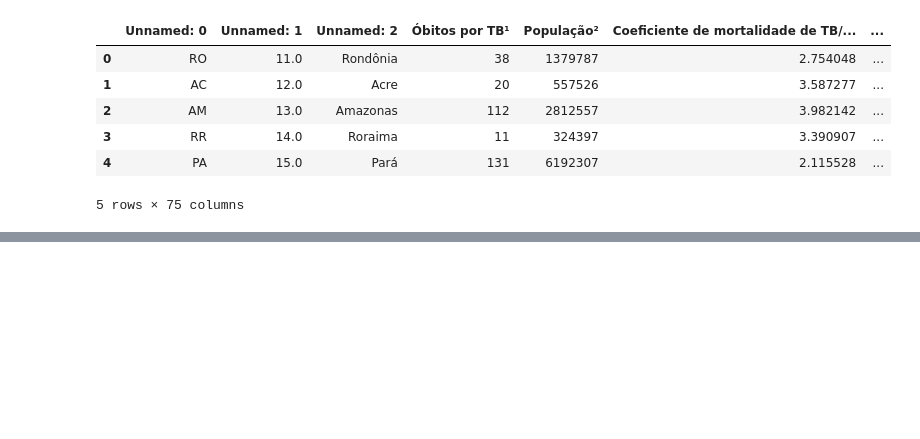
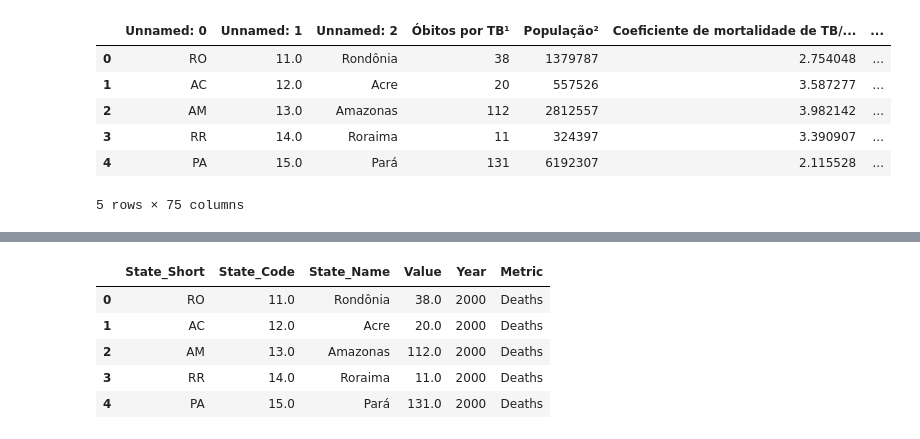
Before and after one commit to DiasJulia/TB-Vis, a Jupyter notebook: data_prep.ipynb, the cells around one changed output, grey strips where cells are left out. Drawn from its saved outputs; the diff is of its cells as text; code cells hidden in the pictures; blank space fills up the shorter version.

```diff
--- a/data_prep.ipynb
+++ b/data_prep.ipynb
@@ -118,7 +130,7 @@ ValueError: Length mismatch: Expected axis has 75 elements, new values have 105
 # %%
-deaths_tb_cleaned = cases_tb.dropna(subset=['State_Short', 'State_Code', 'State_Name'])
+deaths_tb_cleaned = deaths_tb.dropna(subset=['State_Short', 'State_Code', 'State_Name'])
 
-deaths_tb_long = cases_tb.melt(
+deaths_tb_long = deaths_tb.melt(
     id_vars=['State_Short', 'State_Code', 'State_Name'],
     var_name='Year_Metric',
     value_name='Value'
@@ -129,0 +147,12 @@ KeyError: ['State_Short', 'State_Code', 'State_Name']
+# %%
+deaths_tb_long[['Year', 'Metric']] = deaths_tb_long['Year_Metric'].str.split('_', expand=True)
+deaths_tb_long = deaths_tb_long.drop(columns=['Year_Metric'])
+
+deaths_tb_long.head()
+# %% [output]
+|  | State_Short | State_Code | State_Name | Value | Year | Metric |
+| 0 | RO | 11.0 | Rondônia | 38.0 | 2000 | Deaths |
+| 1 | AC | 12.0 | Acre | 20.0 | 2000 | Deaths |
+| 2 | AM | 13.0 | Amazonas | 112.0 | 2000 | Deaths |
+| 3 | RR | 14.0 | Roraima | 11.0 | 2000 | Deaths |
+| 4 | PA | 15.0 | Pará | 131.0 | 2000 | Deaths |
```
Also changed, not shown: parts of 6 cells of this notebook, 2 other files.
